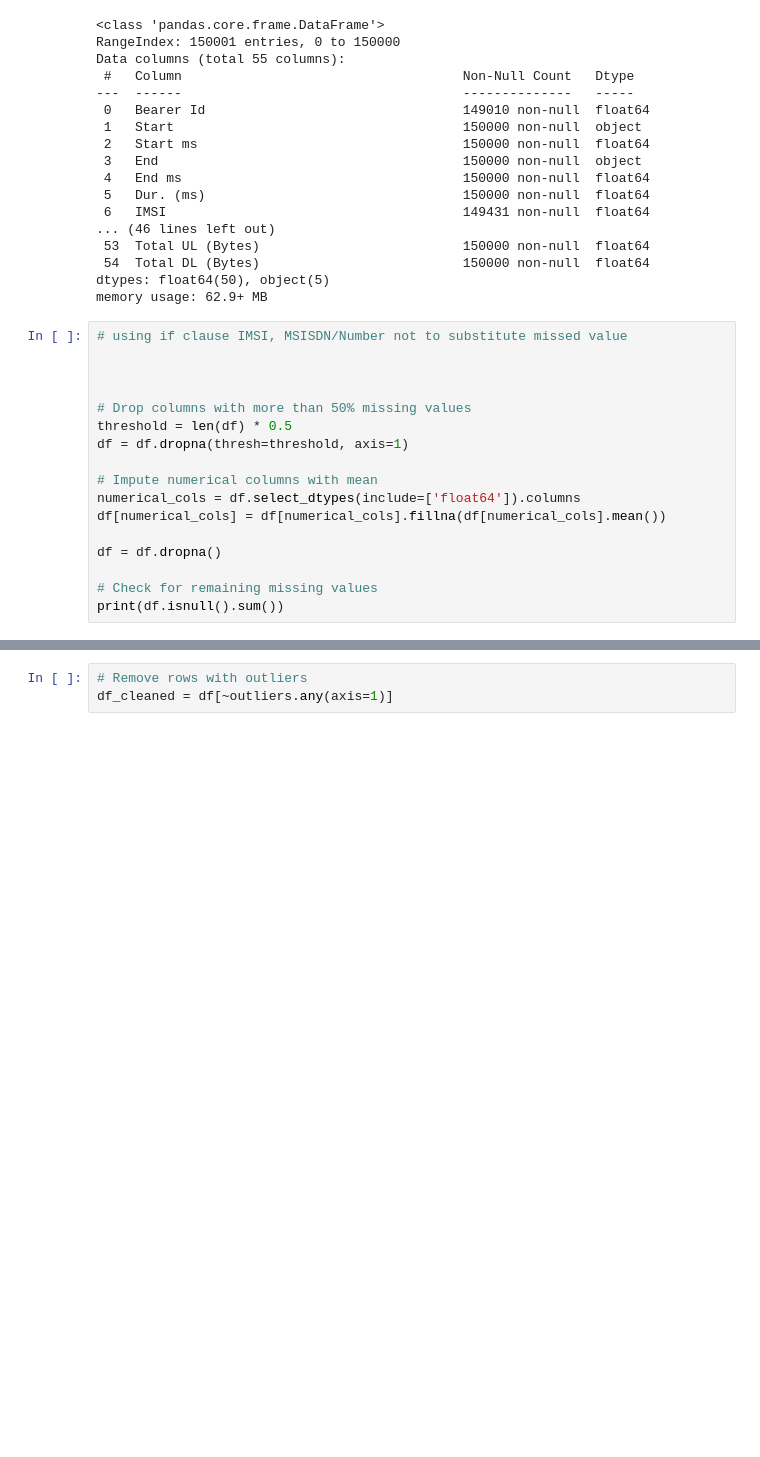
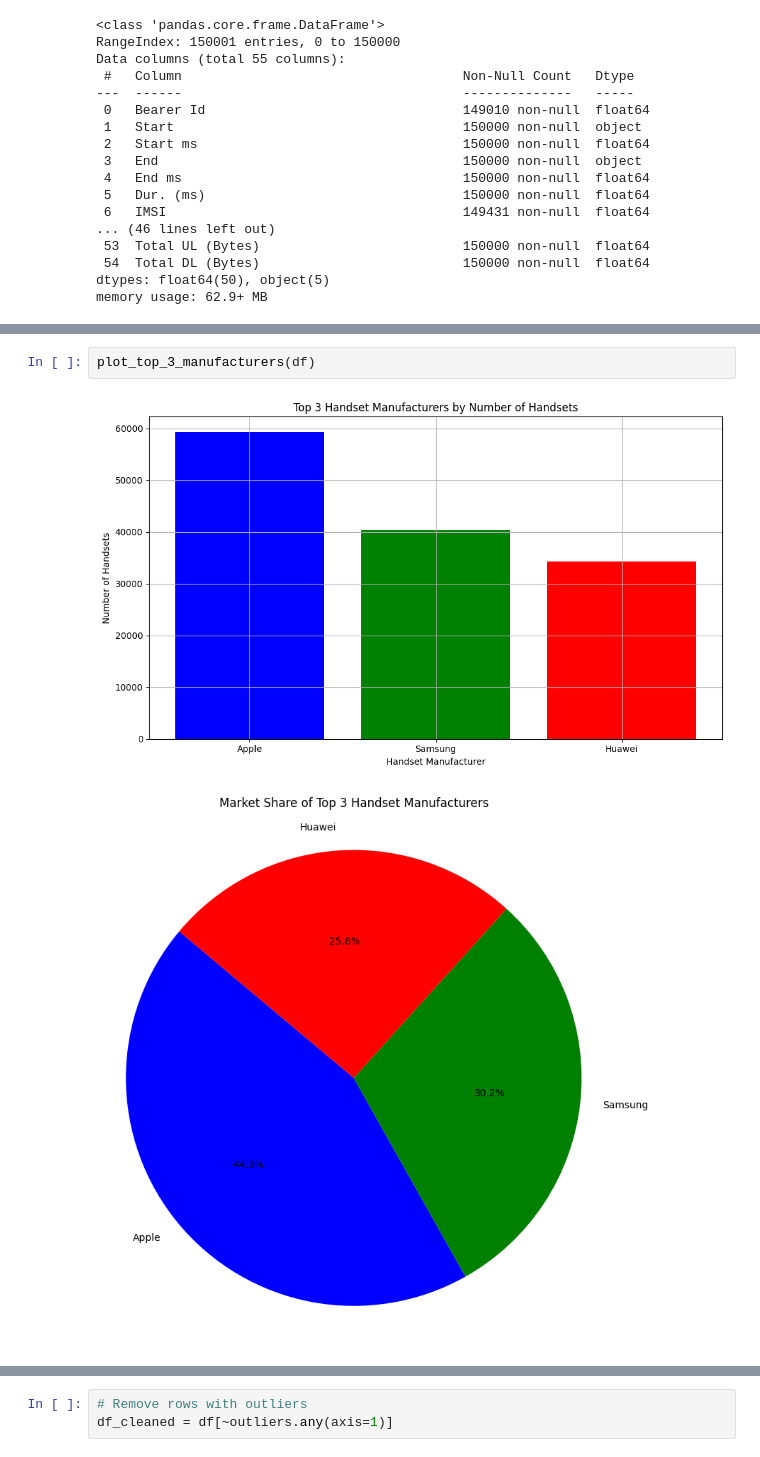
Before and after one commit to Ephrem0001/Telecommunication-dataset-analysis, a Jupyter notebook: notebooks/User_Overview_Analysis.ipynb, the cells around one changed output, grey strips where cells are left out. Cells and saved outputs as stored; diff of their text form; blank space fills up the shorter version.

```diff
--- a/notebooks/User_Overview_Analysis.ipynb
+++ b/notebooks/User_Overview_Analysis.ipynb
@@ -96,20 +72,3 @@ Data columns (total 55 columns):
  54  Total DL (Bytes)                          150000 non-null  float64
 dtypes: float64(50), object(5)
 memory usage: 62.9+ MB
-# %%
-# using if clause IMSI, MSISDN/Number not to substitute missed value
-
-
-
-# Drop columns with more than 50% missing values
-threshold = len(df) * 0.5
-df = df.dropna(thresh=threshold, axis=1)
-
-# Impute numerical columns with mean
-numerical_cols = df.select_dtypes(include=['float64']).columns
-df[numerical_cols] = df[numerical_cols].fillna(df[numerical_cols].mean())
-
-df = df.dropna()
-
-# Check for remaining missing values
-print(df.isnull().sum())
@@ -238,0 +117,5 @@ print(top_5_handsets_per_manufacturer)
+# %%
+plot_top_3_manufacturers(df)
+# %% [output]
+[figure, added]
+[figure, added]
```
Also changed, not shown: parts of 35 cells of this notebook, 2 other files.
